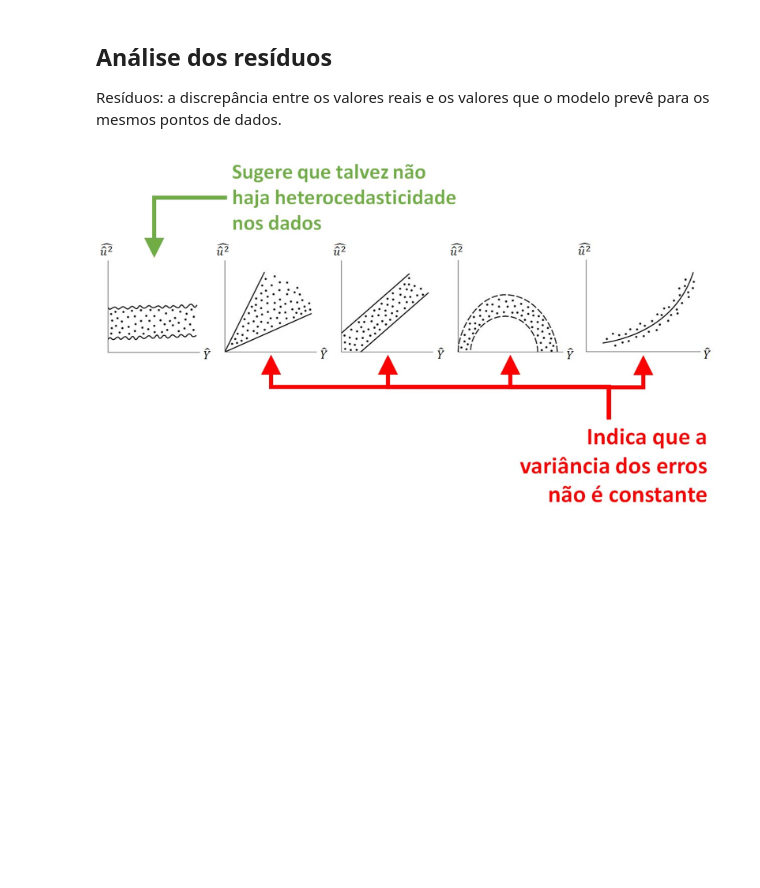
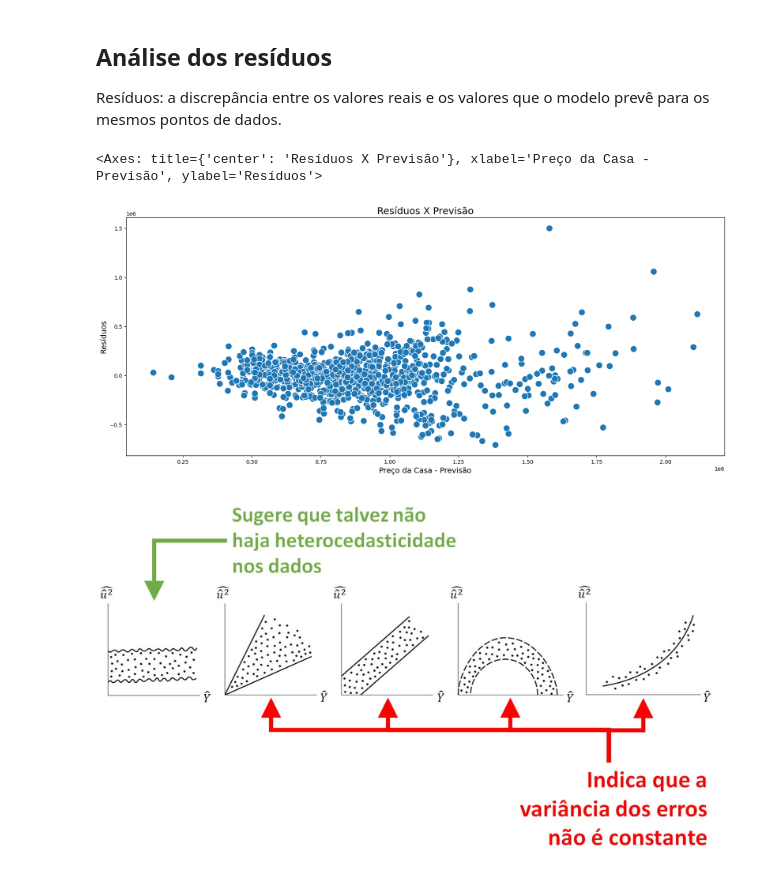
Before and after one commit to juliogazoli/alura-data-science-python-testando-relacoes-com-regressao-linear, a Jupyter notebook: [Aula_1]_Preços_de_Imóveis_Utilizando_Regressão_Linear.ipynb, the cells around one changed output. Cells and saved outputs as stored; diff of their text form; code cells hidden in the pictures; blank space fills up the shorter version.

```diff
--- a/[Aula_1]_Preços_de_Imóveis_Utilizando_Regressão_Linear.ipynb
+++ b/[Aula_1]_Preços_de_Imóveis_Utilizando_Regressão_Linear.ipynb
@@ -677,12 +677,16 @@ fig = px.scatter(x=y_previsto_train, y=y_train,
 fig.show()
 # %%
 # Residuos
+residuos = modelo_3.resid
 # %%
-ax = sns.scatterplot(x=       , y=        , s=150)
+ax = sns.scatterplot(x=y_previsto_train, y=residuos, s=150)
 ax.figure.set_size_inches(20, 8)
 ax.set_title('Resíduos X Previsão', fontsize=18)
 ax.set_xlabel('Preço da Casa - Previsão', fontsize=14)
 ax.set_ylabel('Resíduos', fontsize=14)
 ax
+# %% [output]
+<Axes: title={'center': 'Resíduos X Previsão'}, xlabel='Preço da Casa - Previsão', ylabel='Resíduos'>
+[figure, added]
 # %% [markdown]
 ![image.png](embedded-picture-1)
```
